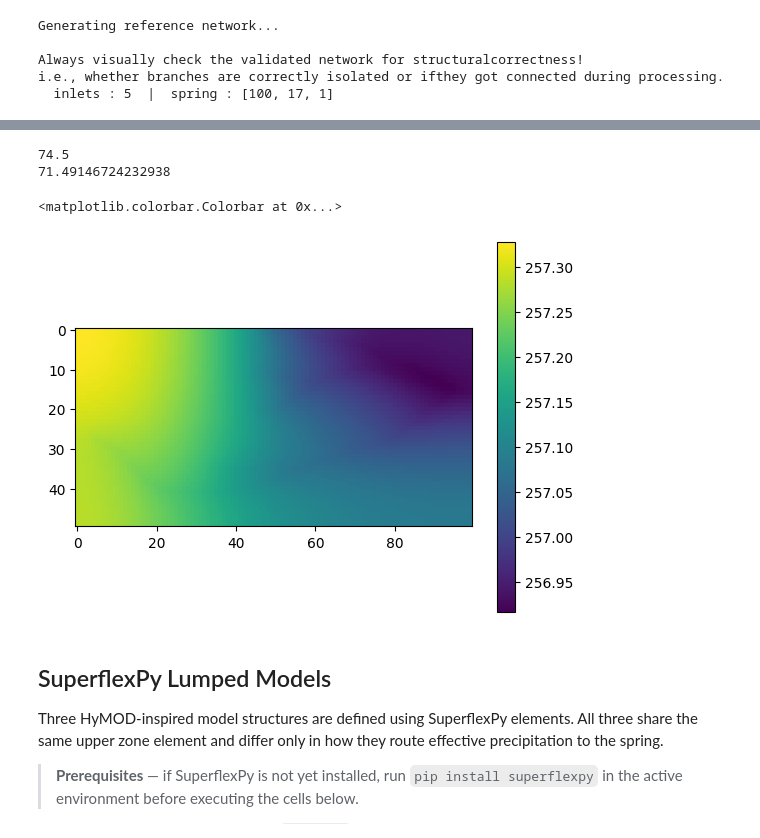
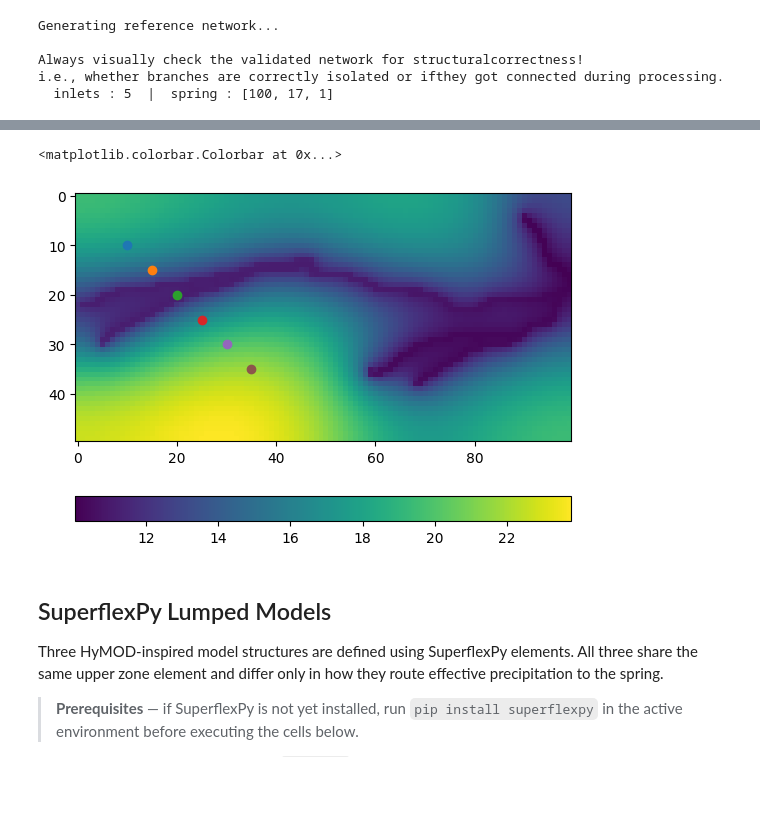
Before and after one commit to iGW-TU-Dresden/CFPy, a Jupyter notebook: vlab/examples/VLAB_06.ipynb, the cells around one changed output, grey strips where cells are left out. Drawn from its saved outputs; the diff is of its cells as text; code cells hidden in the pictures; blank space fills up the shorter version.

Commit message:
update examples, update parameter defaults

```diff
--- a/vlab/examples/VLAB_06.ipynb
+++ b/vlab/examples/VLAB_06.ipynb
@@ -108,18 +85,35 @@ The network is generated once and reused for the MODFLOW run, following
 the same pattern as in VLAB_05.
 # %%
 s = vlab.System(
-    temporal_resolution='hourly',
+    temporal_resolution='daily',
     lay_elevs=[300., 0.],
-    groundwater=vlab.Groundwater(nstp=NSTP, nz=10),
+    chb_spring=10.,
+    delc=50.,
+    delr=50.,
+    n_rows=50,
+    n_cols=100,
+    groundwater=vlab.Groundwater(nstp=NSTP, nz=1),
     data=data,
-    recharge_params=vlab.RechargeParams(stochastic=False),
-    network_structure=vlab.NetworkStructure(stochastic=False),
+    recharge_params=vlab.RechargeParams(
+        stochastic=False,
+        values={
+            "srmax":  100.,   # maximum soil reservoir capacity (mm)
+            "lp":     0.5,   # fraction of srmax below which ET is limited (-)
+            "ks":     1000.,  # slow drainage coefficient from the soil store (mm/d)
+            "gamma":  5.,     # non-linearity exponent for slow drainage (-)
+            "simax":  2.,     # maximum interception storage capacity (mm)
+            "kv":     1.,     # crop factor (multiplier of evapo(transpi)ration), (-)
+            "omega":  0.3,    # fraction of soil drainage routed as quick flow to conduits (-)
+        }),
+    network_structure=vlab.NetworkStructure(
+        stochastic=False,
+        n_inlets=5, inlets_seed=123),
     network_properties=vlab.NetworkProperties(
         stochastic=False,
-        values={"k_exchange": 1e-2}),
+        values={"k_exchange": 1e-2, "diameter": 1.0}), # "k_exchange": 1e-2
     aquifer_params=vlab.AquiferParams(
         stochastic=False,
-        values={"hk": 1e-2}),
+        values={"hk": 1e-4, "ss": 1e-7}), # "hk": 1e-2
 )
 
 print("Generating reference network...")
@@ -217,15 +221,16 @@ plt.show()
-# %%
-print(np.sum(data.prec.values))
-print(np.sum(rch))
-# %% [output]
-74.5
-71.49146724232938
 # %%
-plt.imshow(heads[40, 0, :, :])
-plt.colorbar()
+fig, ax = plt.subplots()
+
+time_step = 40
+
+im = ax.imshow(heads[time_step, 0, :, :])
+
+for p in head_points:
+    ax.scatter([p[0]], [p[1]])
+plt.colorbar(im, orientation="horizontal")
 # %% [output]
 <matplotlib.colorbar.Colorbar at 0x...>
-[figure, old version]
+[figure, new version]
 # %% [markdown]
 ## SuperflexPy Lumped Models
 
```
Also changed, not shown: parts of 13 cells of this notebook, 1 other file.
